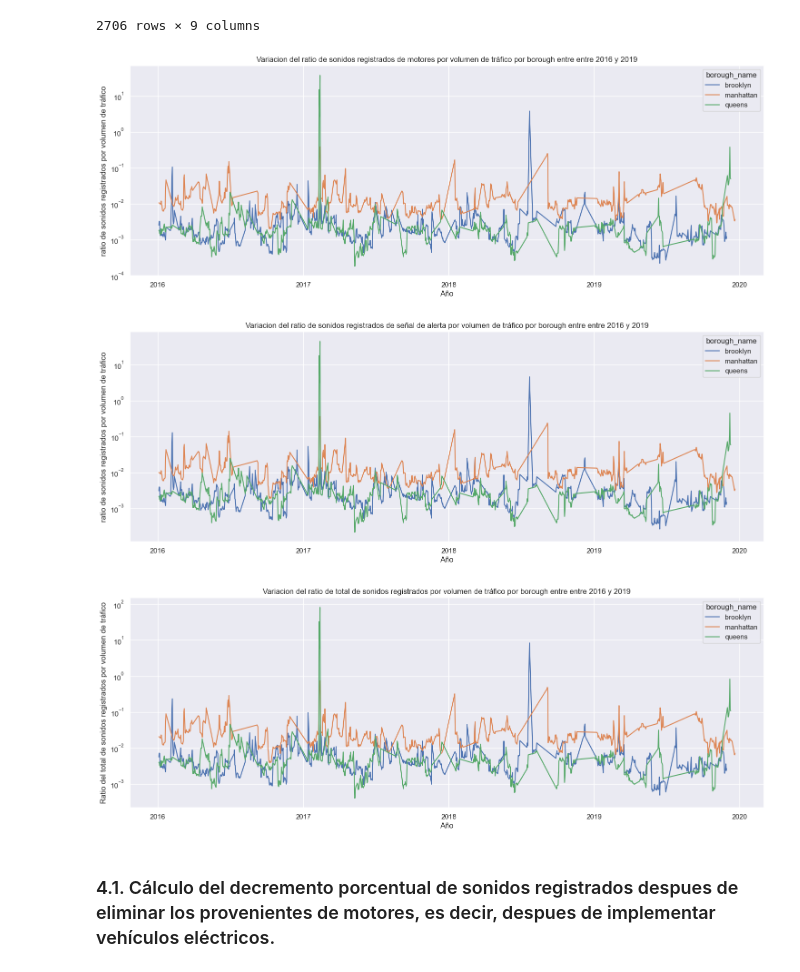
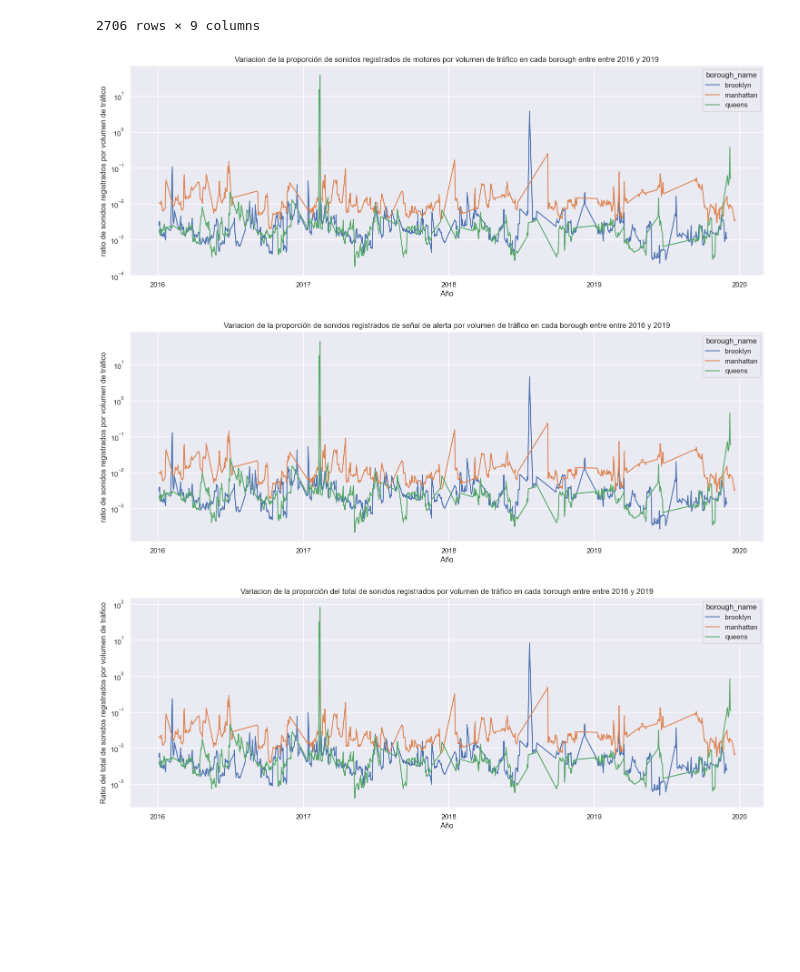
Before and after one commit to francomyburg/Proyecto_grupal_DS, a Jupyter notebook: roy/EDA_Noise_Pollution.ipynb, the cells around one changed output. Cells and saved outputs as stored; diff of their text form; code cells hidden in the pictures; blank space fills up the shorter version.

```diff
--- a/roy/EDA_Noise_Pollution.ipynb
+++ b/roy/EDA_Noise_Pollution.ipynb
@@ -393,29 +414,29 @@ data_v0['rat_totalsoun_voltraf'] = data_v0['total_sounds'] / data_v0['volume']
 # %%
 # Seleccionar las columnas relevantes del dataframe
 rat_cols = ['rat_soundeng_voltraf', 'rat_alertsig_voltraf','rat_totalsoun_voltraf', 'borough_name', 'date']
 
 # Definir figura y tamaño
 plt.figure(figsize=(18, 6))
 
 # Graficar datos
 g = sns.lineplot(data=data_v0[rat_cols], x='date', y='rat_soundeng_voltraf', hue='borough_name')
 
 # Formatear eje X
 date_format = mdates.DateFormatter('%Y')
 plt.gca().xaxis.set_major_formatter(date_format)
 plt.gca().xaxis.set_major_locator(mdates.YearLocator())
 
 # Titulo del grafico
-plt.title(f"Variacion del ratio de sonidos registrados de motores por volumen de tráfico por borough entre entre {data_v0['date'].dt.year.min()} y {data_v0['date'].dt.year.max()}")
+plt.title(f"Variacion de la proporción de sonidos registrados de motores por volumen de tráfico en cada borough entre entre {data_v0['date'].dt.year.min()} y {data_v0['date'].dt.year.max()}")
 g.set(yscale="log")
 
 # Etiquetas de ejes
 plt.xlabel('Año')
 plt.ylabel('ratio de sonidos registrados por volumen de tráfico')
 
 plt.show()
 # %% [output]
-[figure, old version]
+[figure, new version]
 # %%
 # Seleccionar las columnas relevantes del dataframe
 rat_cols = ['rat_soundeng_voltraf', 'rat_alertsig_voltraf','rat_totalsoun_voltraf', 'borough_name', 'date']
@@ -432,7 +453,7 @@ plt.gca().xaxis.set_major_formatter(date_format)
 plt.gca().xaxis.set_major_locator(mdates.YearLocator())
 
 # Titulo del grafico
-plt.title(f"Variacion del ratio de sonidos registrados de señal de alerta por volumen de tráfico por borough entre entre {data_v0['date'].dt.year.min()} y {data_v0['date'].dt.year.max()}")
+plt.title(f"Variacion de la proporción de sonidos registrados de señal de alerta por volumen de tráfico en cada borough entre entre {data_v0['date'].dt.year.min()} y {data_v0['date'].dt.year.max()}")
 g.set(yscale="log")
 # Etiquetas de ejes
 plt.xlabel('Año')
@@ -440,7 +461,7 @@ plt.ylabel('ratio de sonidos registrados por volumen de tráfico')
 
 plt.show()
 # %% [output]
-[figure, old version]
+[figure, new version]
 # %%
 # Seleccionar las columnas relevantes del dataframe
 rat_cols = ['rat_soundeng_voltraf', 'rat_alertsig_voltraf','rat_totalsoun_voltraf', 'borough_name', 'date']
@@ -457,7 +478,7 @@ plt.gca().xaxis.set_major_formatter(date_format)
 plt.gca().xaxis.set_major_locator(mdates.YearLocator())
 
 # Titulo del grafico
-plt.title(f"Variacion del ratio de total de sonidos registrados por volumen de tráfico por borough entre entre {data_v0['date'].dt.year.min()} y {data_v0['date'].dt.year.max()}")
+plt.title(f"Variacion de la proporción del total de sonidos registrados por volumen de tráfico en cada borough entre entre {data_v0['date'].dt.year.min()} y {data_v0['date'].dt.year.max()}")
 g.set(yscale="log")
 
 # Etiquetas de ejes
@@ -466,6 +487,4 @@ plt.ylabel('Ratio del total de sonidos registrados por volumen de tráfico')
 
 plt.show()
 # %% [output]
-[figure, old version]
+[figure, new version]
-# %% [markdown]
-### 4.1. Cálculo del decremento porcentual de sonidos registrados despues de eliminar los provenientes de motores, es decir, despues de implementar vehículos eléctricos.
```
Also changed, not shown: parts of 13 cells of this notebook.
